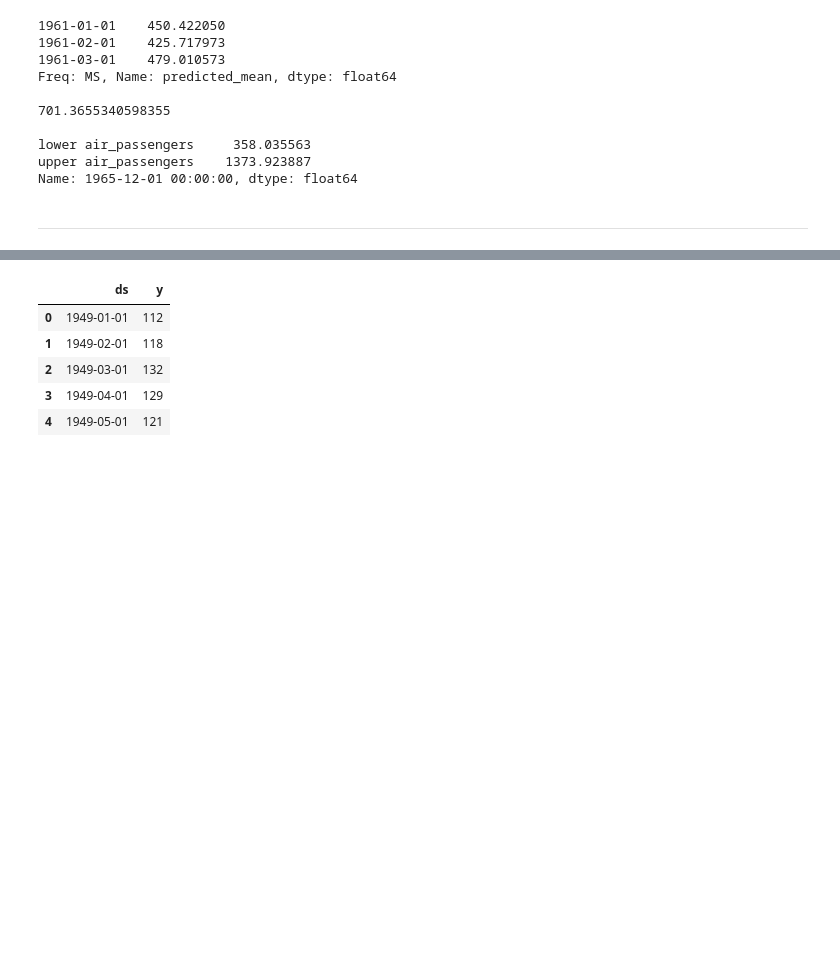
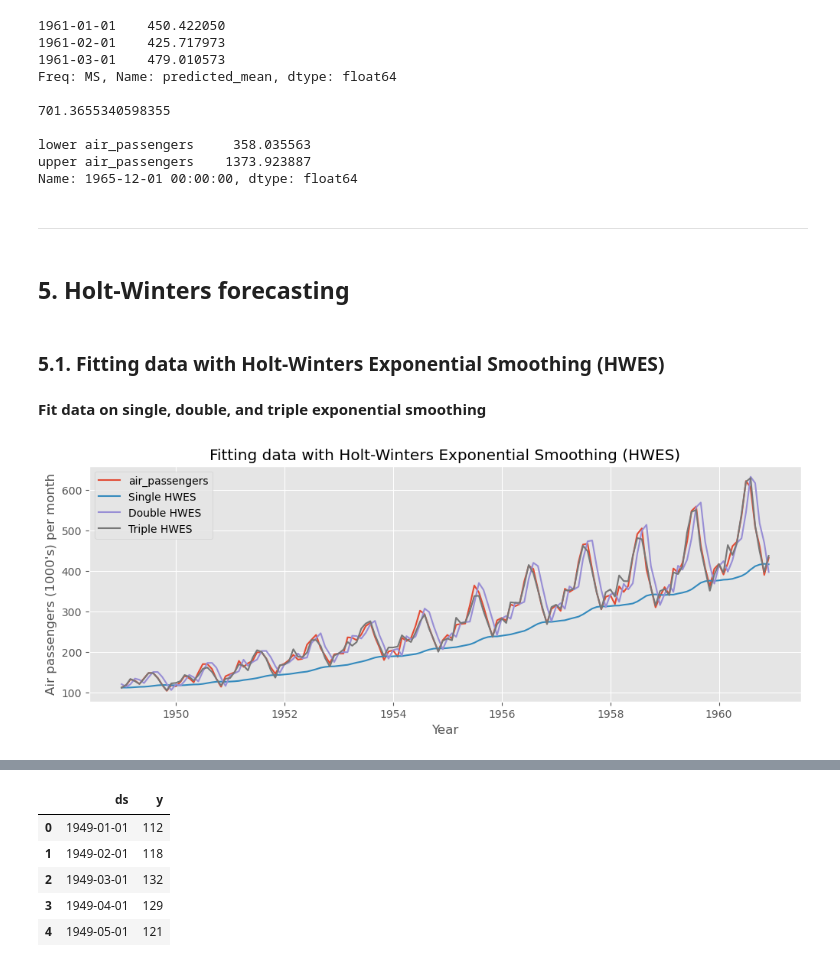
Before and after one commit to stolltho/iod_repo, a Jupyter notebook: Time-series/Time-series Project - AirPassengers_v2.ipynb, the cells around one changed output, grey strips where cells are left out. Cells and saved outputs as stored; diff of their text form; code cells hidden in the pictures; blank space fills up the shorter version.

Commit message:
added holt-winters

```diff
--- a/Time-series/Time-series Project - AirPassengers.ipynb
+++ b/Time-series/Time-series Project - AirPassengers_v2.ipynb
@@ -78,6 +83,9 @@ Dataset spans 4352 days 00:00:00
 # Rename column and index
 df.columns = ['air_passengers']
 df.index.names = ['date']
+# %%
+# Set time-series frequency by offset alias
+df.index.freq = 'MS' #month start frequency
 # %%
 df.head(3)
 # %% [output]
@@ -688,3 +698,38 @@ upper air_passengers    1373.923887
 Name: 1965-12-01 00:00:00, dtype: float64
 # %% [markdown]
 ---
+# %% [markdown]
+## 5. Holt-Winters forecasting
+# %% [markdown]
+### 5.1. Fitting data with Holt-Winters Exponential Smoothing (HWES)
+# %% [markdown]
+**Fit data on single, double, and triple exponential smoothing**
+# %%
+# Define weight coefficient Alpha and Time Period S
+S = 12
+alpha = 1/(2*S)
+
+# Fit data on single HWES
+# Note! Single HWES doesn’t work for data with trends and seasonality
+HWES1 = SimpleExpSmoothing(df).fit(smoothing_level = alpha, optimized = False, use_brute = True).fittedvalues
+
+# Fit data on double HWES using a multiplicative trend
+HWES2 = ExponentialSmoothing(df, trend = 'mul').fit().fittedvalues
+
+# Fit data on triple HWES adding a multiplicative seasonality
+HWES3 = ExponentialSmoothing(df, trend = 'mul', seasonal = 'mul', seasonal_periods = S).fit().fittedvalues
+# %%
+# Plot fitted data
+plt.figure(figsize=(12,4))
+plt.plot(df, label = 'air_passengers')
+plt.plot(HWES1, label='Single HWES')
+plt.plot(HWES2, label='Double HWES')
+plt.plot(HWES3, label='Triple HWES')
+
+# Set labels, etc.
+plt.xlabel('Year')
+plt.ylabel("Air passengers (1000's) per month")
+plt.title('Fitting data with Holt-Winters Exponential Smoothing (HWES)')
+plt.legend(loc='upper left');
+# %% [output]
+[figure, added]
```
Also changed, not shown: parts of 39 cells of this notebook.
